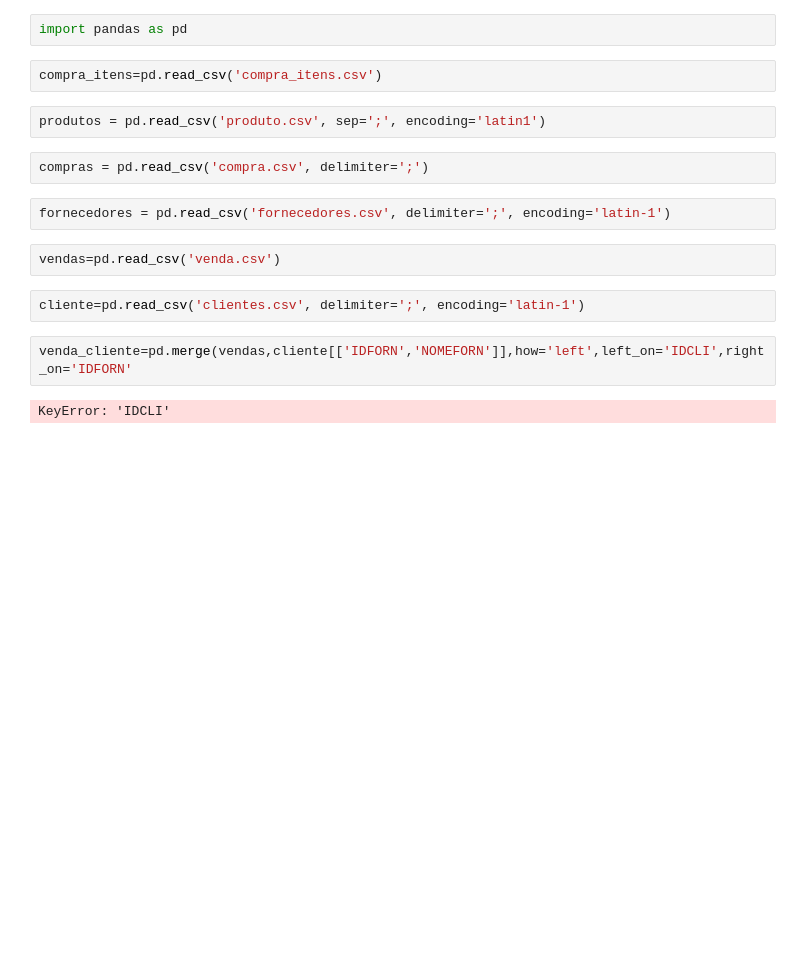
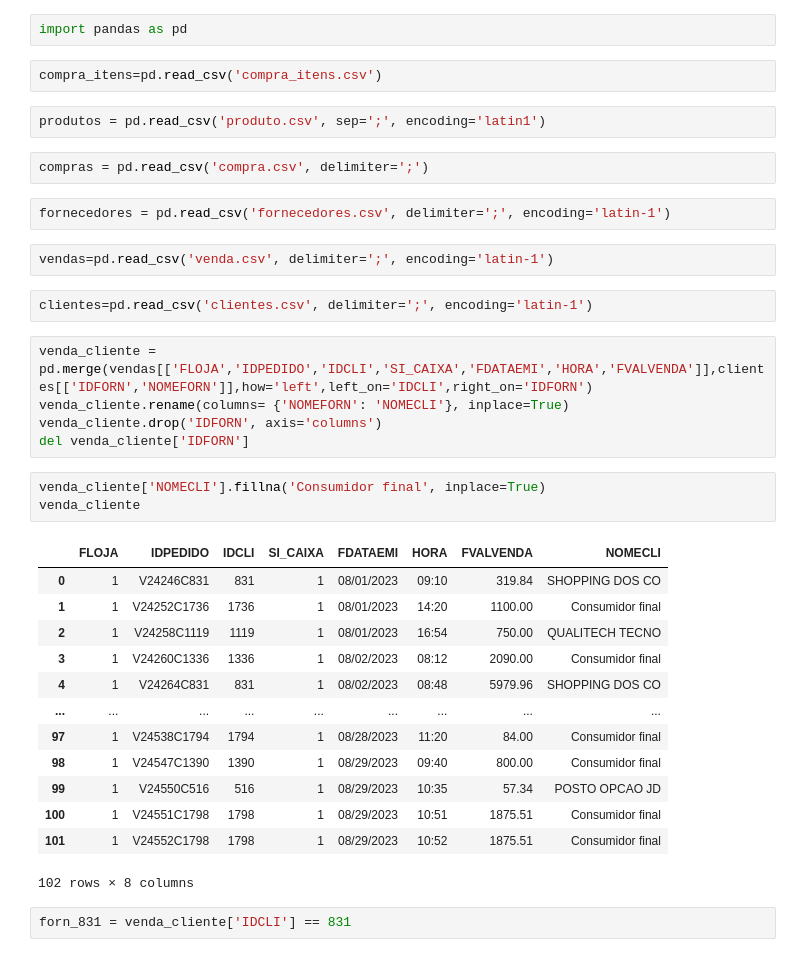
Before and after one commit to franciscovmn/streamlit-start, a Jupyter notebook: dados.ipynb, the cells around one changed output. Drawn from its saved outputs; the diff is of its cells as text; blank space fills up the shorter version.

```diff
--- a/dados.ipynb
+++ b/dados.ipynb
@@ -9,10 +9,30 @@ compras = pd.read_csv('compra.csv', delimiter=';')
 # %%
 fornecedores = pd.read_csv('fornecedores.csv', delimiter=';', encoding='latin-1')
 # %%
-vendas=pd.read_csv('venda.csv')
+vendas=pd.read_csv('venda.csv', delimiter=';', encoding='latin-1')
 # %%
-cliente=pd.read_csv('clientes.csv', delimiter=';', encoding='latin-1')
+clientes=pd.read_csv('clientes.csv', delimiter=';', encoding='latin-1')
 # %%
-venda_cliente=pd.merge(vendas,cliente[['IDFORN','NOMEFORN']],how='left',left_on='IDCLI',right_on='IDFORN'
+venda_cliente = pd.merge(vendas[['FLOJA','IDPEDIDO','IDCLI','SI_CAIXA','FDATAEMI','HORA','FVALVENDA']],clientes[['IDFORN','NOMEFORN']],how='left',left_on='IDCLI',right_on='IDFORN')
+venda_cliente.rename(columns= {'NOMEFORN': 'NOMECLI'}, inplace=True)
+venda_cliente.drop('IDFORN', axis='columns')
+del venda_cliente['IDFORN']
-# %% [output]
-KeyError: 'IDCLI'
+# %%
+venda_cliente['NOMECLI'].fillna('Consumidor final', inplace=True)
+venda_cliente
+# %% [output]
+|  | FLOJA | IDPEDIDO | IDCLI | SI_CAIXA | FDATAEMI | HORA | FVALVENDA | NOMECLI |
+| 0 | 1 | V24246C831 | 831 | 1 | 08/01/2023 | 09:10 | 319.84 | SHOPPING DOS CO |
+| 1 | 1 | V24252C1736 | 1736 | 1 | 08/01/2023 | 14:20 | 1100.00 | Consumidor final |
+| 2 | 1 | V24258C1119 | 1119 | 1 | 08/01/2023 | 16:54 | 750.00 | QUALITECH TECNO |
+| 3 | 1 | V24260C1336 | 1336 | 1 | 08/02/2023 | 08:12 | 2090.00 | Consumidor final |
+| 4 | 1 | V24264C831 | 831 | 1 | 08/02/2023 | 08:48 | 5979.96 | SHOPPING DOS CO |
+| ... | ... | ... | ... | ... | ... | ... | ... | ... |
+| 97 | 1 | V24538C1794 | 1794 | 1 | 08/28/2023 | 11:20 | 84.00 | Consumidor final |
+| 98 | 1 | V24547C1390 | 1390 | 1 | 08/29/2023 | 09:40 | 800.00 | Consumidor final |
+| 99 | 1 | V24550C516 | 516 | 1 | 08/29/2023 | 10:35 | 57.34 | POSTO OPCAO JD |
+| 100 | 1 | V24551C1798 | 1798 | 1 | 08/29/2023 | 10:51 | 1875.51 | Consumidor final |
+| 101 | 1 | V24552C1798 | 1798 | 1 | 08/29/2023 | 10:52 | 1875.51 | Consumidor final |
+102 rows × 8 columns
+# %%
+forn_831 = venda_cliente['IDCLI'] == 831
```
Also changed, not shown: parts of 8 cells of this notebook.
